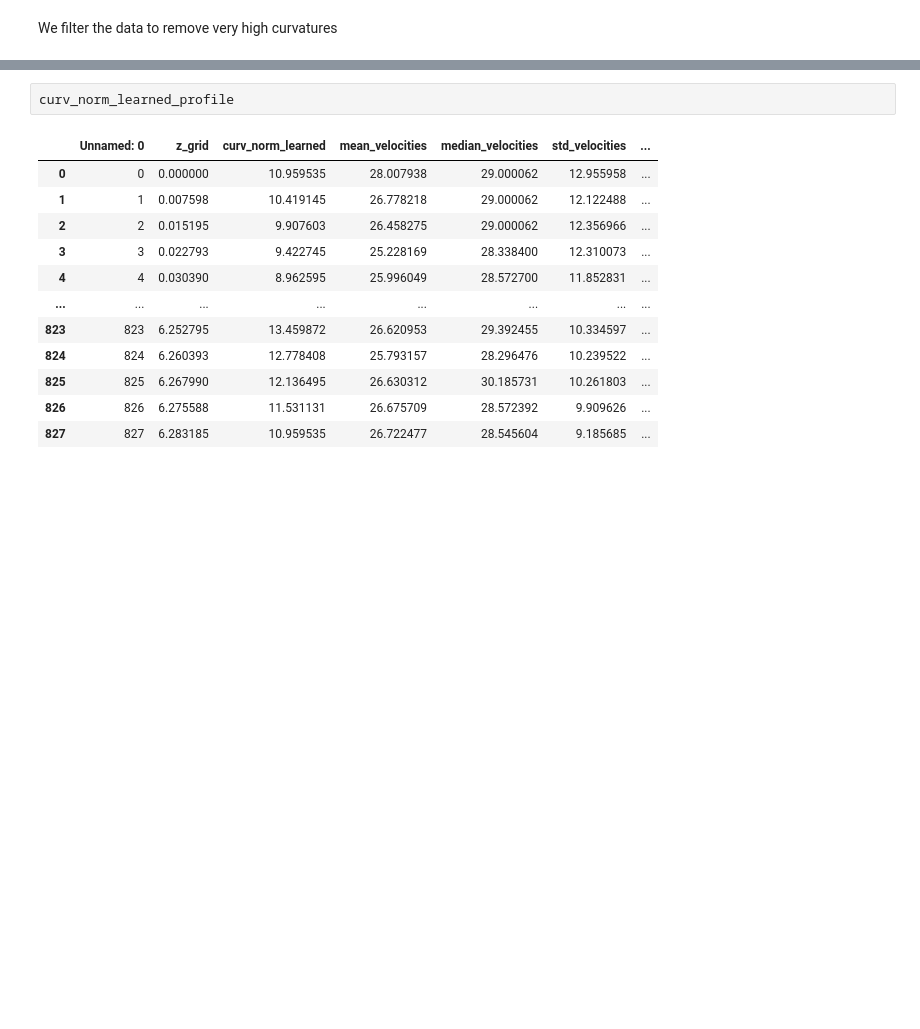
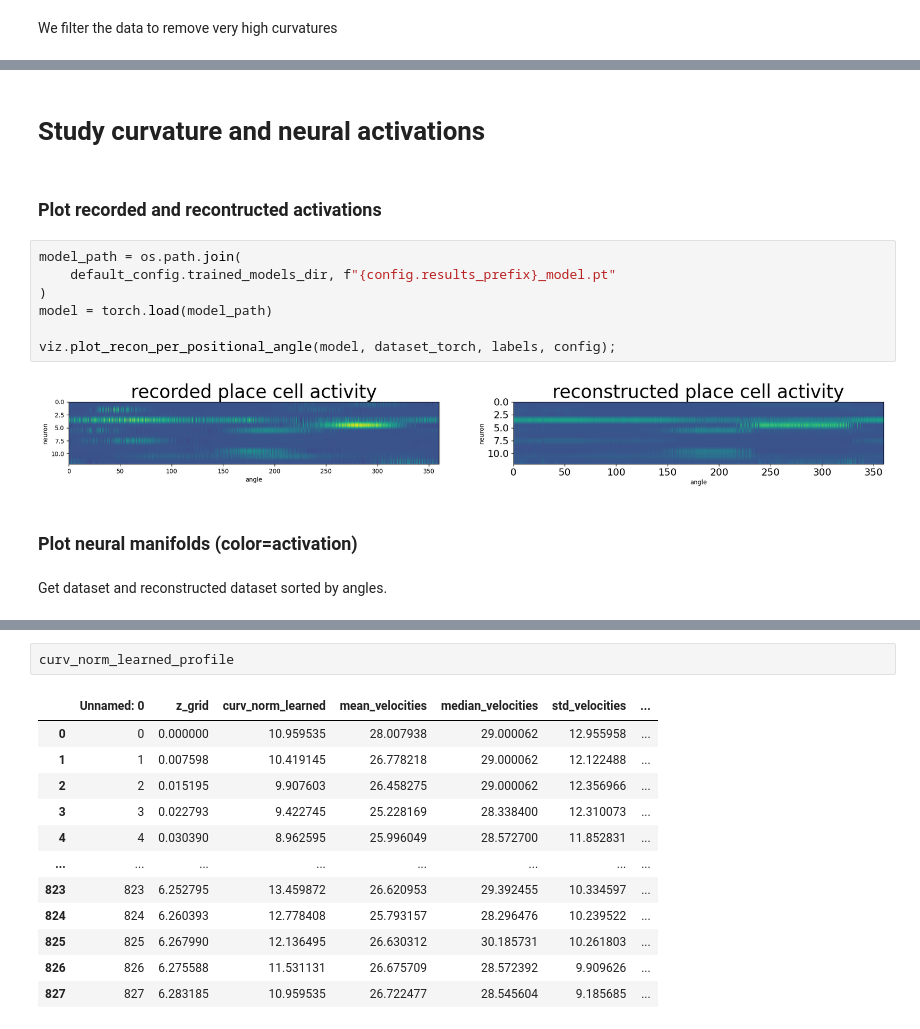
Before and after one commit to geometric-intelligence/neurometry, a Jupyter notebook: neuralgeom/notebooks/07_plot_curvature_profile_and_velocity.ipynb, the cells around one changed output, grey strips where cells are left out. Saved outputs shown, nothing was run; the diff lists cells and outputs as text; blank space fills up the shorter version.

```diff
--- a/neuralgeom/notebooks/07_plot_curvature_profile_and_velocity.ipynb
+++ b/neuralgeom/notebooks/07_plot_curvature_profile_and_velocity.ipynb
@@ -209,0 +224,17 @@ viz.plot_neural_manifold_learned(filtered, config, labels)
+# %% [markdown]
+# Study curvature and neural activations
+# %% [markdown]
+### Plot recorded and recontructed activations
+# %%
+model_path = os.path.join(
+    default_config.trained_models_dir, f"{config.results_prefix}_model.pt"
+)
+model = torch.load(model_path)
+
+viz.plot_recon_per_positional_angle(model, dataset_torch, labels, config);
+# %% [output]
+[figure, added]
+# %% [markdown]
+### Plot neural manifolds (color=activation)
+# %% [markdown]
+Get dataset and reconstructed dataset sorted by angles.
```
Also changed, not shown: parts of 40 cells of this notebook, 1 other file.
